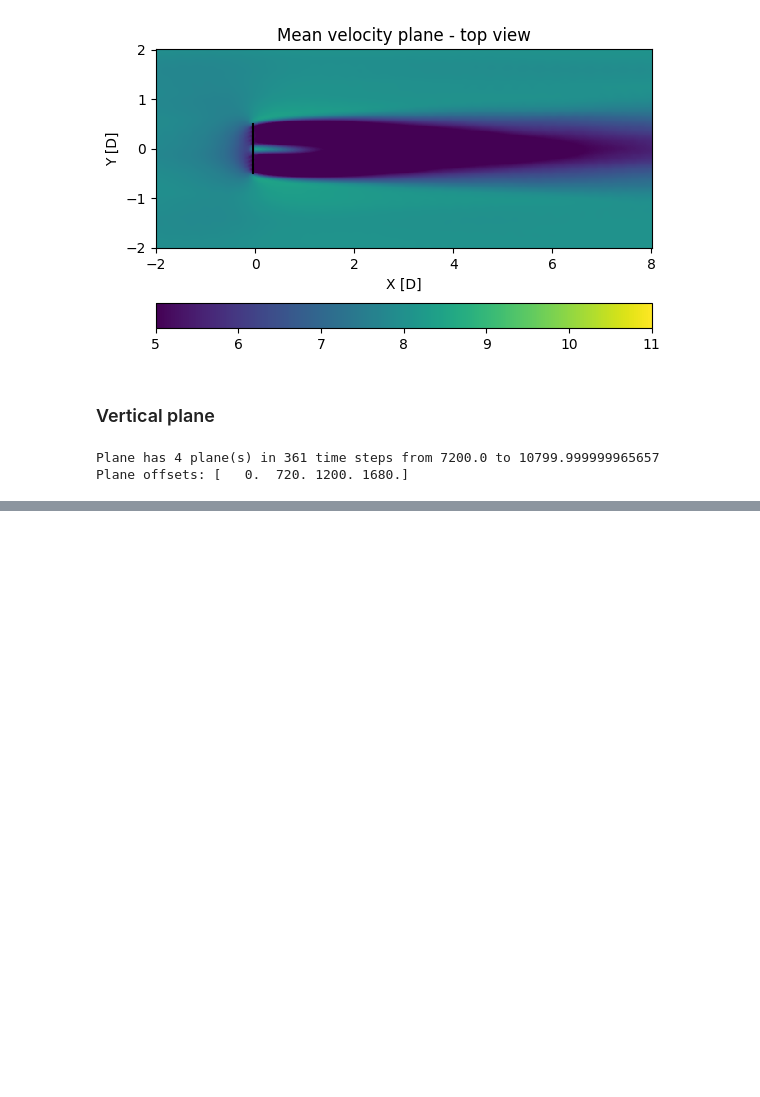
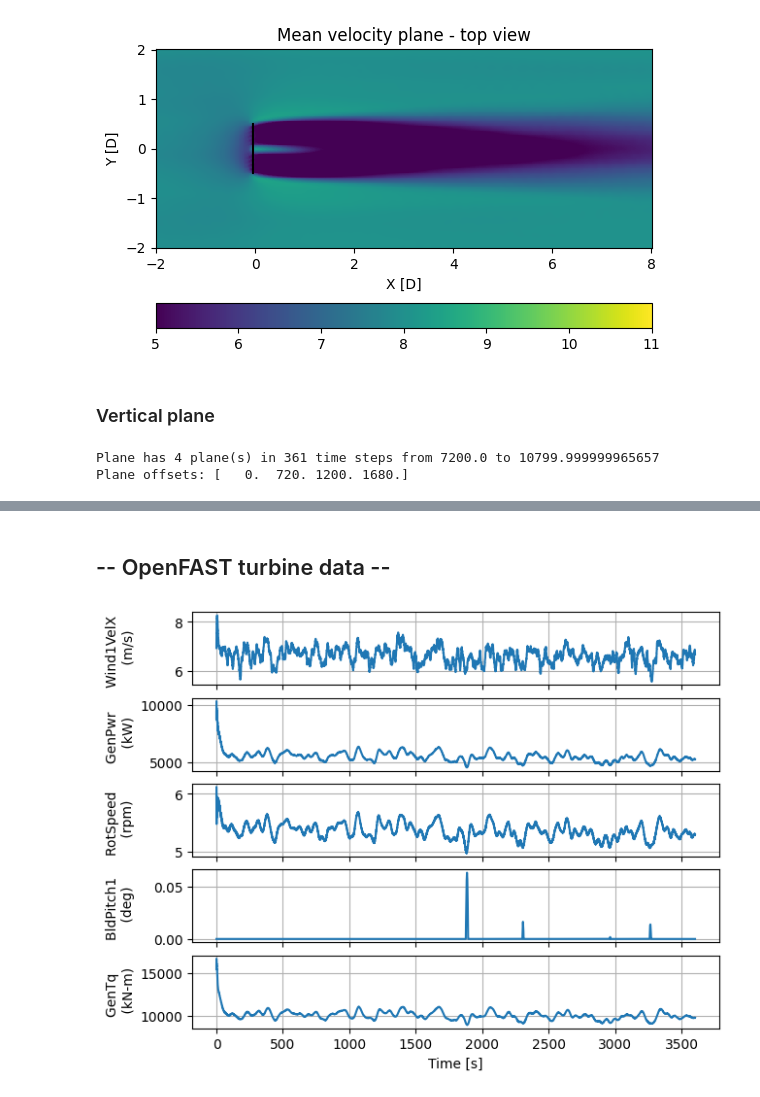
Before and after one commit to NREL/moa_python, a Jupyter notebook: example_post_processing/02_post_process_turbine_sim.ipynb, the cells around one changed output, grey strips where cells are left out. Drawn from its saved outputs; the diff is of its cells as text; code cells hidden in the pictures; blank space fills up the shorter version.

Commit message:
Updates to turbine simulation post-processing

```diff
--- a/example_post_processing/02_post_process_turbine_sim.ipynb
+++ b/example_post_processing/02_post_process_turbine_sim.ipynb
@@ -50,7 +55,8 @@ Returning u velocity plane for slice at 0.625 at time 9999.999999977299
 # %%
 timespan = [9000, 10800]
 
-ax = hor_plane.plot_mean_plane(z = hub_height/D, timespan = timespan, vmin=5., vmax=11.)
+ax = hor_plane.plot_mean_plane(z = hub_height/D, timespan = timespan, vmin=5., vmax=11., verbose = 0)
 ax.set_title("Mean velocity plane - top view");
-hor_plane.plot_turbine(turb_loc = [-overhang/D,0])
+for n in range(Nturb):
+    hor_plane.plot_turbine(turb_loc = [(-overhang+n*dist)/D,0])
 # %% [output]
@@ -104,10 +103,10 @@ Returning u velocity plane for slice at 7.0 at time 9999.999999977299
 # %%
 fig,ax = plt.subplots(ver_plane.z_N, 1, figsize = (6,10), constrained_layout = True)
 for n in range(ver_plane.z_N):
-    ax[n] = ver_plane.plot_mean_plane(ver_plane.z[n], timespan = timespan, ax = ax[n], vmin=5., vmax=11.)
+    ax[n] = ver_plane.plot_mean_plane(ver_plane.z[n], timespan = timespan, ax = ax[n], vmin=5., vmax=11., verbose = 0)
     ver_plane.plot_turbine(turb_loc = [0, hub_height/D], plane = 'yz')
     ax[n].set_title(f'Cross section at {int(ver_plane.z[n])}D')
     im = [obj for obj in ax[n].get_children() if isinstance(obj, mpl.collections.Collection)][0]
     if im:
         im.colorbar.remove()
-fig.colorbar(im,ax=ax,location='bottom')
+fig.colorbar(im,ax=ax,location='bottom');
@@ -160,0 +125,19 @@ Text(0.5, 1.0, 'Velocity in the wake')
+# %%
+## Fit Gauss curve to the wake profile at 2D:7D
+fig_prof, ax_prof = plt.subplots(6, 1, figsize = (6,10), tight_layout=True)
+for n in range(6):
+    popt = hor_plane.fit_gauss_to_wake_profile(n+2, time = t, fit='double', ax=ax_prof[n])
+    ax_prof[n].set_ylim([2, 8.8])
+    ax_prof[n].set_title(f'Wake profile at {n+2}D')
+# %% [markdown]
+## -- OpenFAST turbine data --
+# %%
+turbine_files = ['IEA-15-240-RWT-Monopile/IEA-15-240-RWT-Monopile.out']
+full_filename_turbine_file = []
+for n in range(len(turbine_files)):
+    full_filename_turbine_file.append(os.path.join(case_folder,turbine_files[n]))
+fast_out = Post_turbine(full_filename_turbine_file)
+# %%
+fig, axes = fast_out.plot_fast_out()
+# %% [output]
+[figure, added]
```
Also changed, not shown: parts of 11 cells of this notebook, 2 other files.
